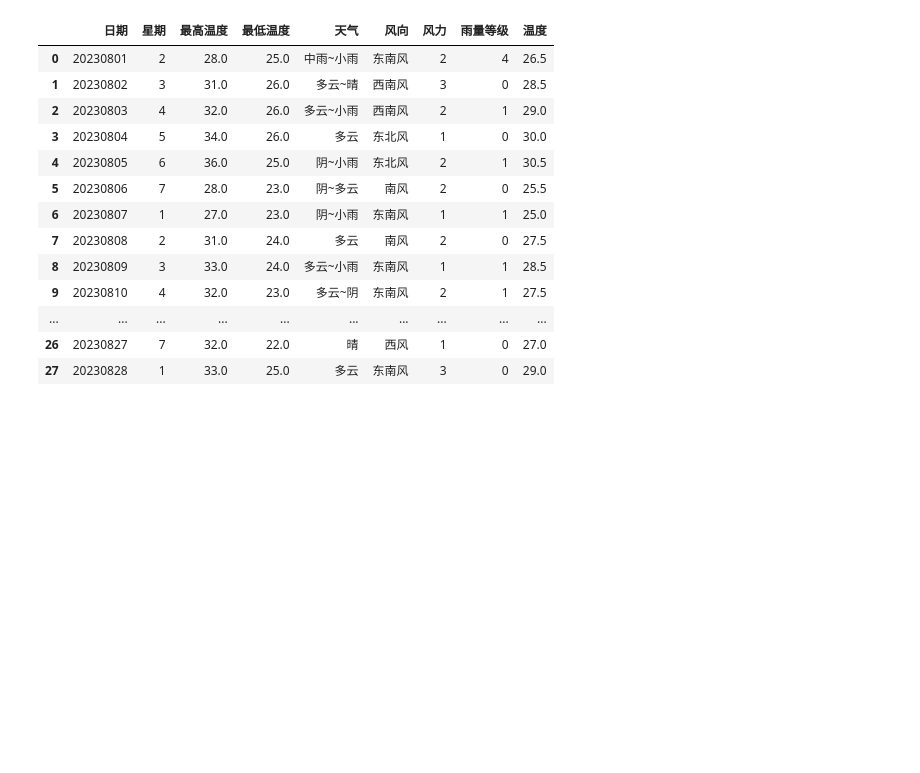
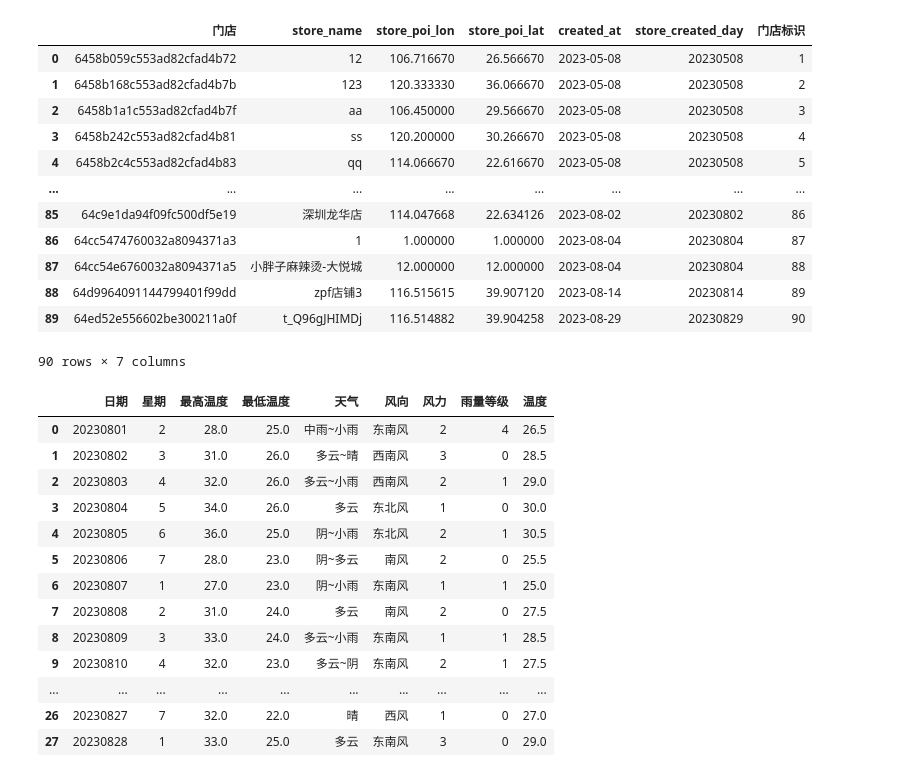
Before and after one commit to pql-eternally/algorithm, a Jupyter notebook: python/qpandas/骑手排班计划.ipynb, the cells around one changed output. Cells and saved outputs as stored; diff of their text form; code cells hidden in the pictures; blank space fills up the shorter version.

```diff
--- a/python/qpandas/骑手排班计划.ipynb
+++ b/python/qpandas/骑手排班计划.ipynb
@@ -19,3 +24,26 @@ plt.rcParams['font.family'] = font_prop.get_name()
+# %%
+# 门店数据
+store_df = pd.read_csv('./data/门店数据.csv')
+store_df['created_at'] = pd.to_datetime(store_df['created_at']).dt.date
+store_df['store_created_day'] = store_df['created_at'].apply(lambda x: x.strftime('%Y%m%d'))
+store_df['store_index'] = store_df.index + 1
+store_df = store_df.rename(columns={'store_id': '门店', 'store_index': '门店标识'})
+store_cnt = store_df.index.size
+store_df
+# %% [output]
+|  | 门店 | store_name | store_poi_lon | store_poi_lat | created_at | store_created_day | 门店标识 |
+| 0 | 6458b059c553ad82cfad4b72 | 12 | 106.716670 | 26.566670 | 2023-05-08 | 20230508 | 1 |
+| 1 | 6458b168c553ad82cfad4b7b | 123 | 120.333330 | 36.066670 | 2023-05-08 | 20230508 | 2 |
+| 2 | 6458b1a1c553ad82cfad4b7f | aa | 106.450000 | 29.566670 | 2023-05-08 | 20230508 | 3 |
+| 3 | 6458b242c553ad82cfad4b81 | ss | 120.200000 | 30.266670 | 2023-05-08 | 20230508 | 4 |
+| 4 | 6458b2c4c553ad82cfad4b83 | qq | 114.066670 | 22.616670 | 2023-05-08 | 20230508 | 5 |
+| ... | ... | ... | ... | ... | ... | ... | ... |
+| 85 | 64c9e1da94f09fc500df5e19 | 深圳龙华店 | 114.047668 | 22.634126 | 2023-08-02 | 20230802 | 86 |
+| 86 | 64cc5474760032a8094371a3 | 1 | 1.000000 | 1.000000 | 2023-08-04 | 20230804 | 87 |
+| 87 | 64cc54e6760032a8094371a5 | 小胖子麻辣烫-大悦城 | 12.000000 | 12.000000 | 2023-08-04 | 20230804 | 88 |
+| 88 | 64d9964091144799401f99dd | zpf店铺3 | 116.515615 | 39.907120 | 2023-08-14 | 20230814 | 89 |
+| 89 | 64ed52e556602be300211a0f | t_Q96gJHIMDj | 116.514882 | 39.904258 | 2023-08-29 | 20230829 | 90 |
+90 rows × 7 columns
 # %%
 dtype = {
     '最低温度': float,
```
Also changed, not shown: parts of 4 cells of this notebook.
